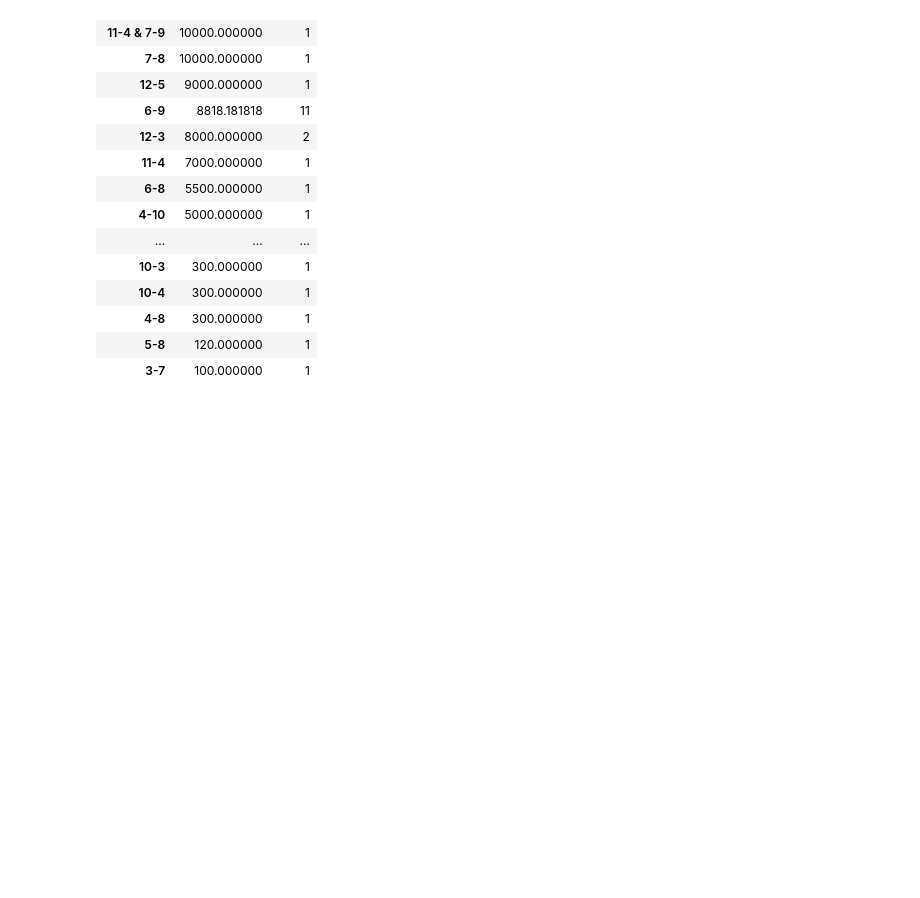
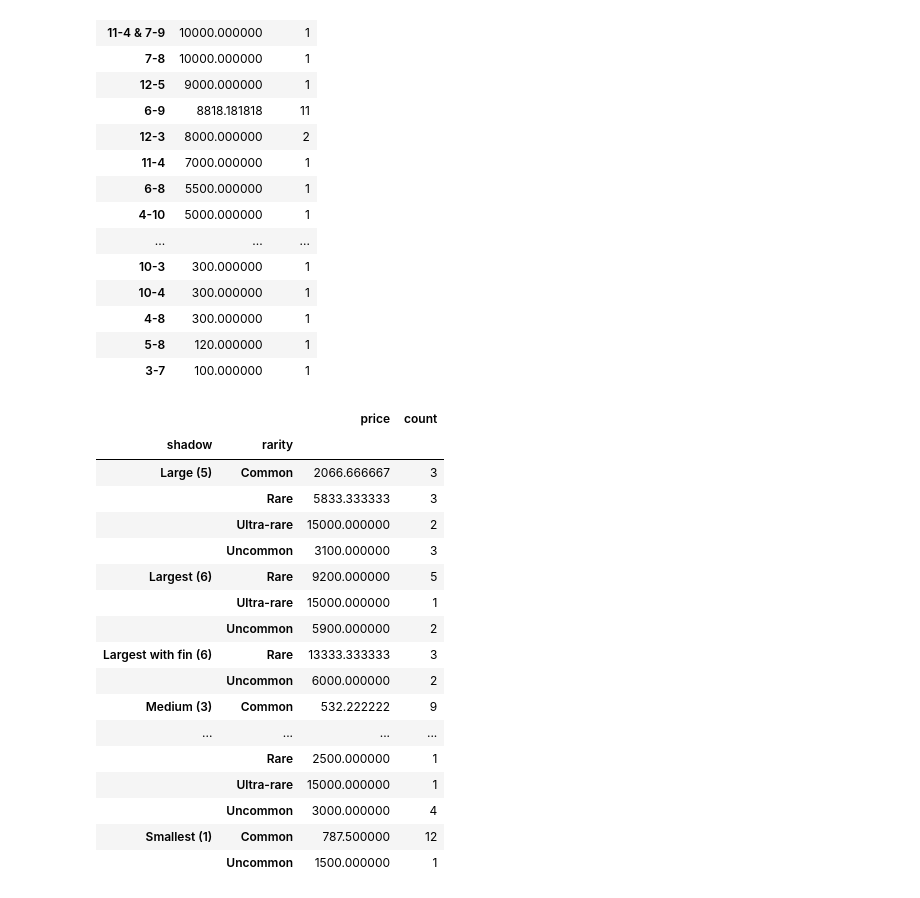
Before and after one commit to ipbrieske/ACNH-Data-Research, a Jupyter notebook: Fish.ipynb, the cells around one changed output. Cells and saved outputs as stored; diff of their text form; code cells hidden in the pictures; blank space fills up the shorter version.

Commit message:
updated fish with another composite dataframe

```diff
--- a/Fish.ipynb
+++ b/Fish.ipynb
@@ -167,3 +167,27 @@ availability_df
 | 4-8 | 300.000000 | 1 |
 | 5-8 | 120.000000 | 1 |
 | 3-7 | 100.000000 | 1 |
+# %%
+# What is the rarity by shadow size?
+shadowRarity_df = fish_df.groupby(["shadow", 'rarity'])["price"].mean().to_frame()
+shadowRarity_df["count"] = fish_df.groupby(["shadow", 'rarity']).size()
+shadowRarity_df
+# %% [output]
+|  |  | price | count |
+| shadow | rarity |  |  |
+| Large (5) | Common | 2066.666667 | 3 |
+|  | Rare | 5833.333333 | 3 |
+|  | Ultra-rare | 15000.000000 | 2 |
+|  | Uncommon | 3100.000000 | 3 |
+| Largest (6) | Rare | 9200.000000 | 5 |
+|  | Ultra-rare | 15000.000000 | 1 |
+|  | Uncommon | 5900.000000 | 2 |
+| Largest with fin (6) | Rare | 13333.333333 | 3 |
+|  | Uncommon | 6000.000000 | 2 |
+| Medium (3) | Common | 532.222222 | 9 |
+| ... | ... | ... | ... |
+|  | Rare | 2500.000000 | 1 |
+|  | Ultra-rare | 15000.000000 | 1 |
+|  | Uncommon | 3000.000000 | 4 |
+| Smallest (1) | Common | 787.500000 | 12 |
+|  | Uncommon | 1500.000000 | 1 |
```
Also changed, not shown: parts of 1 cell of this notebook.
